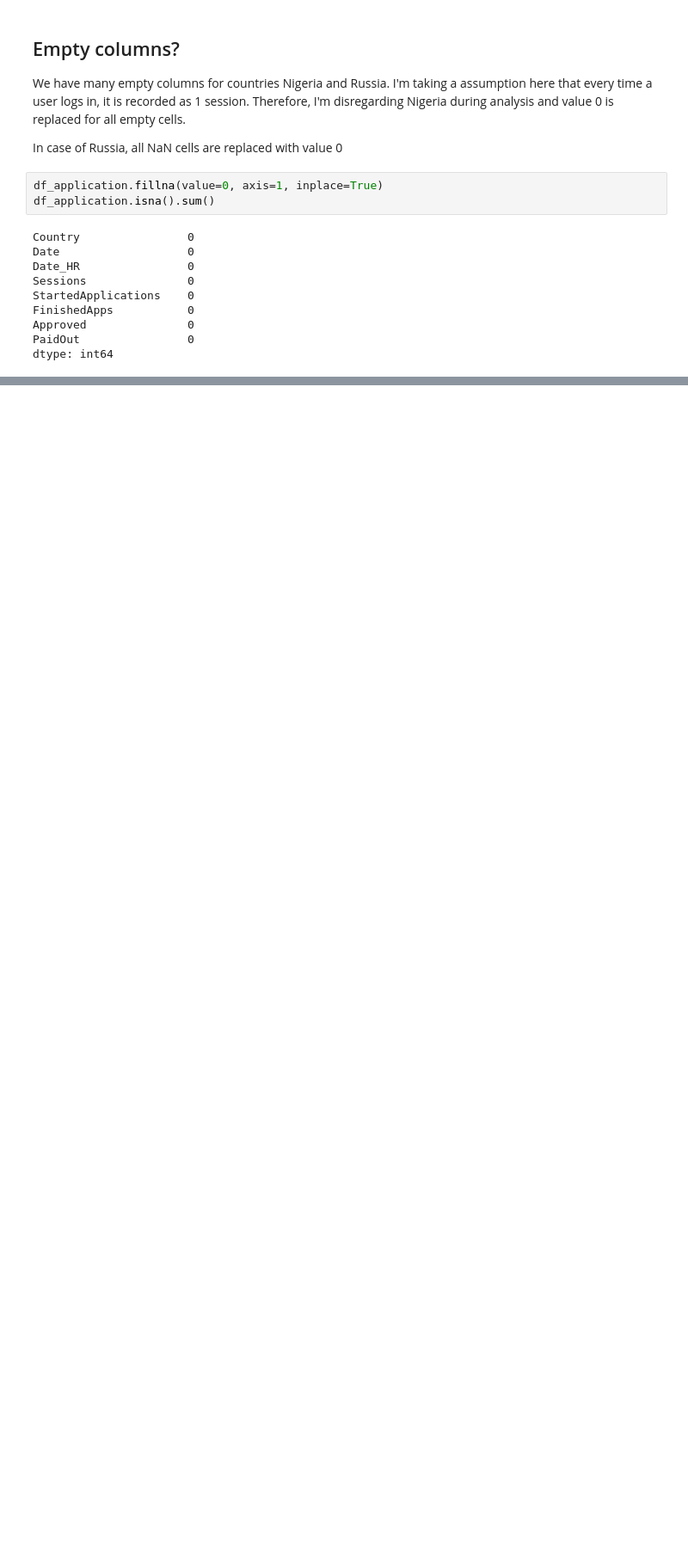
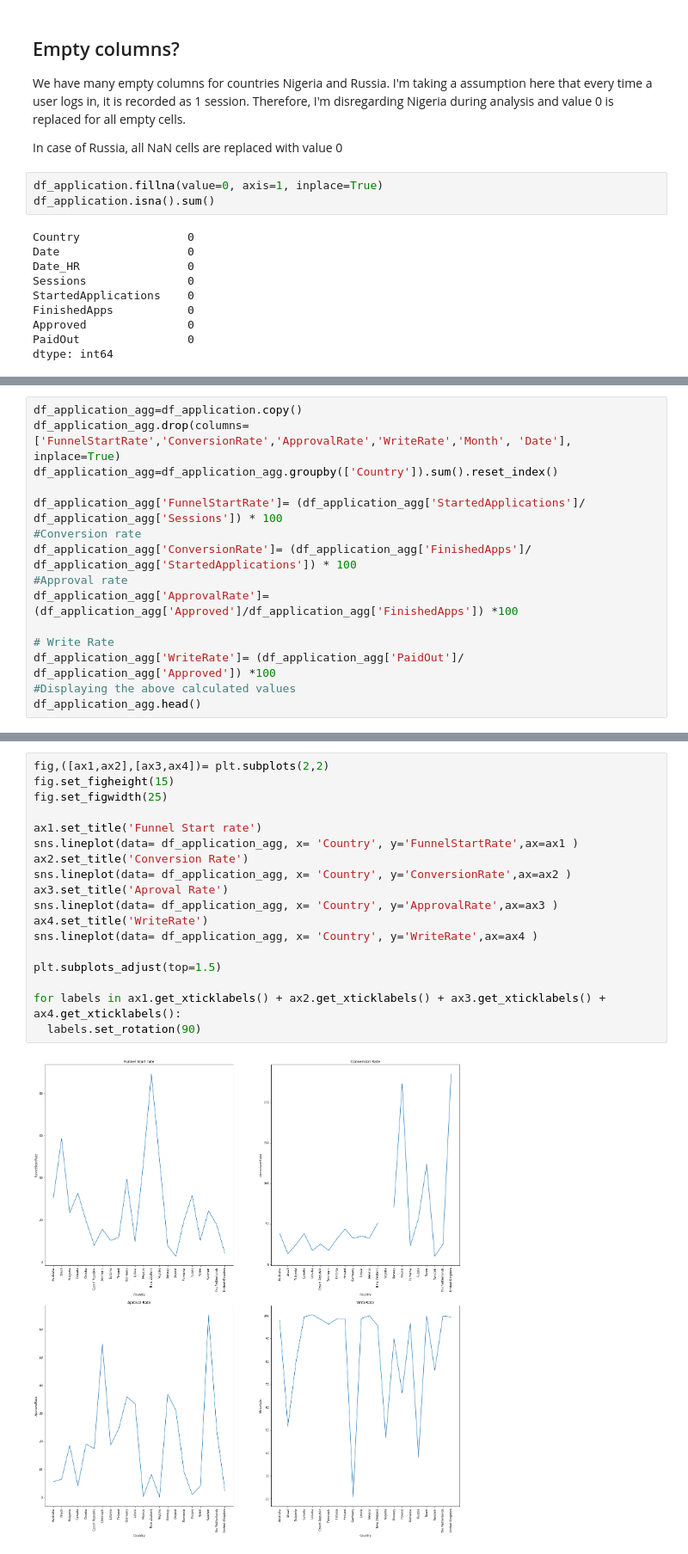
Before and after one commit to poddardelhi/crm_homeTask, a Jupyter notebook: HomeTask_CRMAnalyst.ipynb, the cells around one changed output, grey strips where cells are left out. Shown: that part at 86% size. Cells and saved outputs as stored; diff of their text form; blank space fills up the shorter version.

```diff
--- a/HomeTask_CRMAnalyst.ipynb
+++ b/HomeTask_CRMAnalyst.ipynb
@@ -143,0 +210,15 @@ df_application.loc[:5,['Country','Date','FunnelStartRate','ConversionRate','Appr
+# %%
+df_application_agg=df_application.copy()
+df_application_agg.drop(columns=['FunnelStartRate','ConversionRate','ApprovalRate','WriteRate','Month', 'Date'],  inplace=True)
+df_application_agg=df_application_agg.groupby(['Country']).sum().reset_index()
+
+df_application_agg['FunnelStartRate']= (df_application_agg['StartedApplications']/ df_application_agg['Sessions']) * 100
+#Conversion rate
+df_application_agg['ConversionRate']= (df_application_agg['FinishedApps']/ df_application_agg['StartedApplications']) * 100
+#Approval rate
+df_application_agg['ApprovalRate']= (df_application_agg['Approved']/df_application_agg['FinishedApps']) *100
+
+# Write Rate
+df_application_agg['WriteRate']= (df_application_agg['PaidOut']/ df_application_agg['Approved']) *100
+#Displaying the above calculated values
+df_application_agg.head()
@@ -143,0 +234,20 @@ df_application.loc[:5,['Country','Date','FunnelStartRate','ConversionRate','Appr
+# %%
+fig,([ax1,ax2],[ax3,ax4])= plt.subplots(2,2)
+fig.set_figheight(15)
+fig.set_figwidth(25)
+
+ax1.set_title('Funnel Start rate')
+sns.lineplot(data= df_application_agg, x= 'Country', y='FunnelStartRate',ax=ax1 )
+ax2.set_title('Conversion Rate')
+sns.lineplot(data= df_application_agg, x= 'Country', y='ConversionRate',ax=ax2 )
+ax3.set_title('Aproval Rate')
+sns.lineplot(data= df_application_agg, x= 'Country', y='ApprovalRate',ax=ax3 )
+ax4.set_title('WriteRate')
+sns.lineplot(data= df_application_agg, x= 'Country', y='WriteRate',ax=ax4 )
+
+plt.subplots_adjust(top=1.5)
+
+for labels in ax1.get_xticklabels() + ax2.get_xticklabels() + ax3.get_xticklabels() + ax4.get_xticklabels():
+  labels.set_rotation(90)
+# %% [output]
+[figure, added]
```
Also changed, not shown: parts of 15 cells of this notebook.
